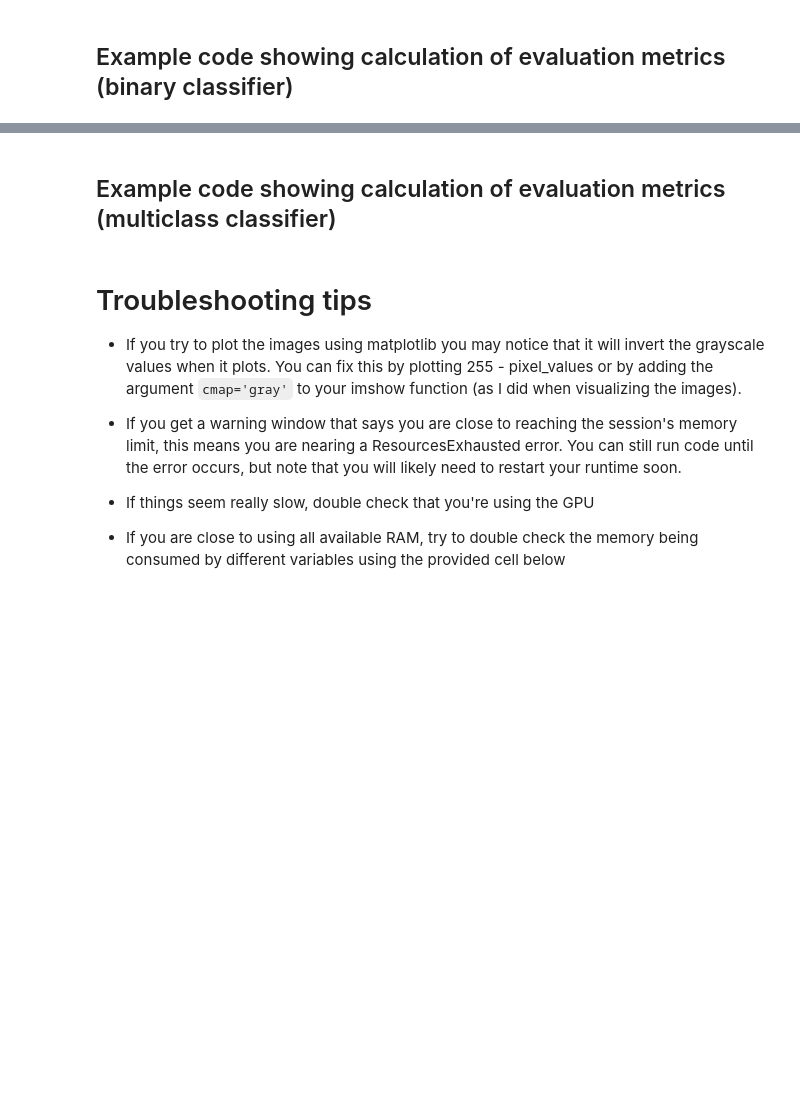
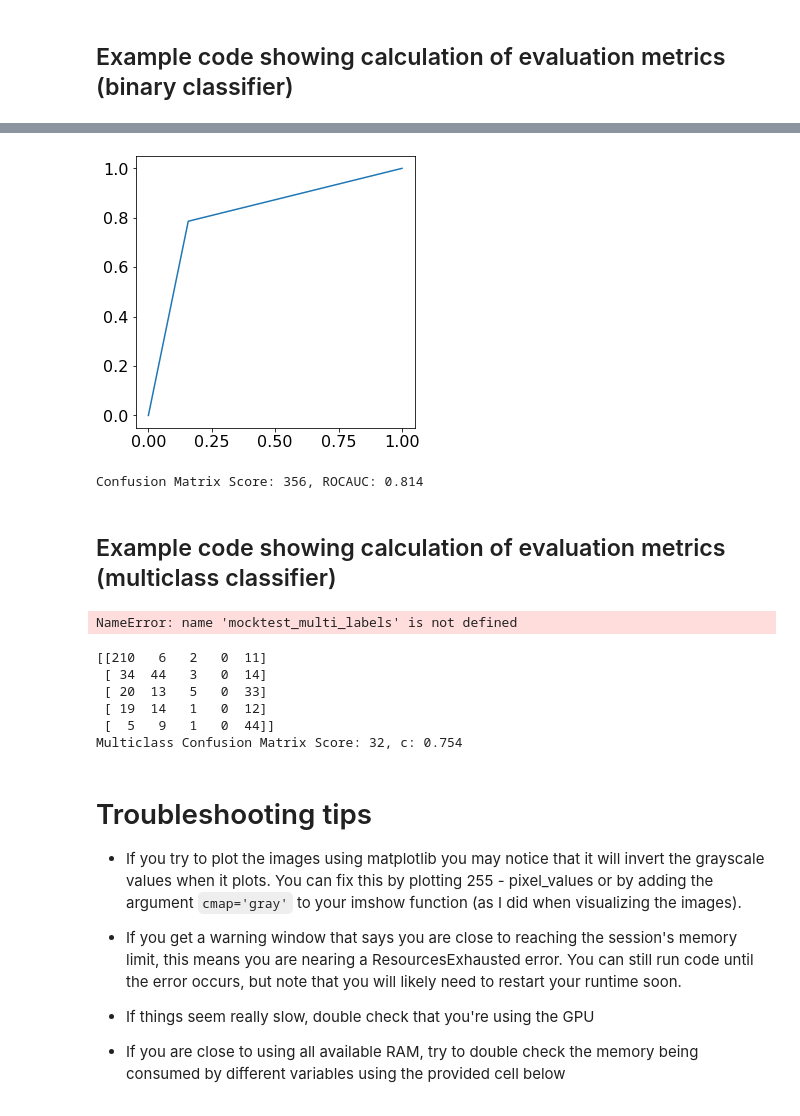
Before and after one commit to dnkim1/Week3Project, a Jupyter notebook: Mammogram_Analysis_Challenge_Deepnote.ipynb, the cells around one changed output, grey strips where cells are left out. Saved outputs shown, nothing was run; the diff lists cells and outputs as text; code cells hidden in the pictures; blank space fills up the shorter version.

```diff
--- a/Mammogram_Analysis_Challenge_Deepnote.ipynb
+++ b/Mammogram_Analysis_Challenge_Deepnote.ipynb
@@ -220,7 +361,7 @@ fig.tight_layout()
 # Example Binary CNN Classifier
 # %%
 ### Create one-hot labels
-train_binary_labels = train_binary_labels_df["Label"]
+train_binary_labels = b
 
 #convert labels to onehot, ensure type is float32
 train_binary_labels = tf.keras.utils.to_categorical(train_binary_labels, 2).astype(np.float32)
@@ -228,7 +369,7 @@ train_binary_labels = tf.keras.utils.to_categorical(train_binary_labels, 2).asty
 ### Shuffle and partition labeled data
 
 #train_images_shuffled, train_binary_labels_shuffled = shuffle(train_images, train_binary_labels, random_state = 25, stratify = train_multiclass_labels_df["Label"])
-train_images_shuffled, train_binary_labels_shuffled = shuffle(train_images, train_binary_labels, random_state = 25)
+train_images_shuffled, train_binary_labels_shuffled = shuffle(train_img_aug, train_binary_labels, random_state = 25)
 
 #--Partition into train/val/mock_test--
 
@@ -316,0 +449,16 @@ print(f'Model Loss: {scores[0]:.3f}, Model Accuracy: {scores[1]:.3f}')
+# %%
+from sklearn.ensemble import RandomForestClassifier
+from sklearn.metrics import accuracy_score
+
+val_data = np.squeeze(val_data)
+val_data = val_data.reshape(len(val_data), -1)
+
+partial_train_data = np.squeeze(partial_train_data)
+partial_train_data = partial_train_data.reshape(len(partial_train_data), -1)
+
+model = RandomForestClassifier(n_estimators=100, criterion='log_loss', min_samples_leaf=10)
+model.fit(partial_train_data, tr_binary_labels)
+test_binary_pred = model.predict(val_data)
+
+acc = accuracy_score(val_binary_labels, test_binary_pred)
+print(acc)
@@ -432,26 +768,31 @@ predicted_labels = np.array([np.argmax(predicted_onehot[i, :])
 # %%
 ##--Confusion Matrix Score for Binary Classifier--
 
 binary_confmat_weights = np.array([[2, -3],
                                   [-6, 2]])
 
 confmat = confusion_matrix(ground_truth_labels, predicted_labels) # confusion_matrix is a function from sklearn.metrics and it automatically
                                                                   # constructs a confusion matrix for any number of classes
                                                                   # Documentation: http://scikit-learn.org/stable/modules/generated/sklearn.metrics.confusion_matrix.html
 
 # Simply multiply two matrices elementwise, and then sum all the results
 confmat_score = np.sum(confmat * binary_confmat_weights)
 
 #--ROCAUC for Binary Classifier--
 false_positive_rate, true_positive_rate, thresholds = metrics.roc_curve(ground_truth_labels, predicted_labels, pos_label=1)
 roc_auc = metrics.auc(false_positive_rate, true_positive_rate)    # roc_curve() and auc() are also functions from sklearn.metrics. roc_curve calculates true and flase positive
                                                                   # rates over many theshold values. pos_label = 1 specifies that in the labels a 1
                                                                   # denotes a positive example (and anything less denotes a negative example). auc() simply calculates the AUC.
                                                                   # Documentation:
                                                                   # roc_curve(): http://scikit-learn.org/stable/modules/generated/sklearn.metrics.roc_curve.html
                                                                   # auc(): http://scikit-learn.org/stable/modules/generated/sklearn.metrics.auc.html
-
+plt.figure(figsize=(5,5))
+plt.plot(false_positive_rate, true_positive_rate)
+plt.show()
 print(f'Confusion Matrix Score: {confmat_score}, ROCAUC: {roc_auc:.3f}')
+# %% [output]
+[figure, added]
+Confusion Matrix Score: 356, ROCAUC: 0.814
 # %% [markdown]
 ## Example code showing calculation of evaluation metrics (multiclass classifier)
 # %%
@@ -474,11 +815,21 @@ print(f'Confusion Matrix Score: {confmat_score}, ROCAUC: {roc_auc:.3f}')
 # code anyway) we will quickly define ground_truth_labels and predicted_labels
 # with dummy values
 
-ground_truth_labels = np.array([i for i in range(1500)])//300 # Labels range from 0 to 4
+ground_truth_onehot = mocktest_multi_labels
+ground_truth_labels = np.array([np.argmax(ground_truth_onehot[i, :])
+                               for i in range(mocktest_multi_labels.shape[0])])
+
+predicted_onehot = model_multi.predict(mocktest_data)
+predicted_labels = np.array([np.argmax(predicted_onehot[i, :])
+                            for i in range(predicted_onehot.shape[0])], dtype = np.int8)
+
+# ground_truth_labels = np.array([i for i in range(1500)])//300 # Labels range from 0 to 4
 ground_truth_labels_onehot = np.eye(5)[ground_truth_labels.astype(np.uint8)]
 
-predicted_labels = np.zeros((1500,), dtype = np.uint8) # Prediction is always class 0 (this is a very naiive predictor)
+# predicted_labels = np.zeros((1500,), dtype = np.uint8) # Prediction is always class 0 (this is a very naiive predictor)
 prediction_scores = np.eye(5)[predicted_labels] # Row i of this matrix is the likelyhood 'score' for example i in each of the classes
+# %% [output]
+NameError: name 'mocktest_multi_labels' is not defined
 # %%
 #--Confusion Matrix Score for Multiclass Classifier--
 
@@ -489,6 +840,7 @@ multiclass_confmat_weights = np.array([[2,-1,-1,-3,-3],
                                     [-6,-4,-4,-2,2]])
 
 confmat = confusion_matrix(ground_truth_labels, predicted_labels)
+print(confmat)
 
 confmat_score = np.sum(confmat * multiclass_confmat_weights)
 
@@ -510,6 +862,13 @@ roc_auc = metrics.auc(false_positive_rate["micro"], true_positive_rate["micro"])
                                                                          # according to number of example in that class
 
 print(f'Multiclass Confusion Matrix Score: {confmat_score}, c: {roc_auc:.3f}')
+# %% [output]
+[[210   6   2   0  11]
+ [ 34  44   3   0  14]
+ [ 20  13   5   0  33]
+ [ 19  14   1   0  12]
+ [  5   9   1   0  44]]
+Multiclass Confusion Matrix Score: 32, c: 0.754
 # %% [markdown]
 # Troubleshooting tips
 
```
Also changed, not shown: parts of 26 cells of this notebook, 2 other files.
